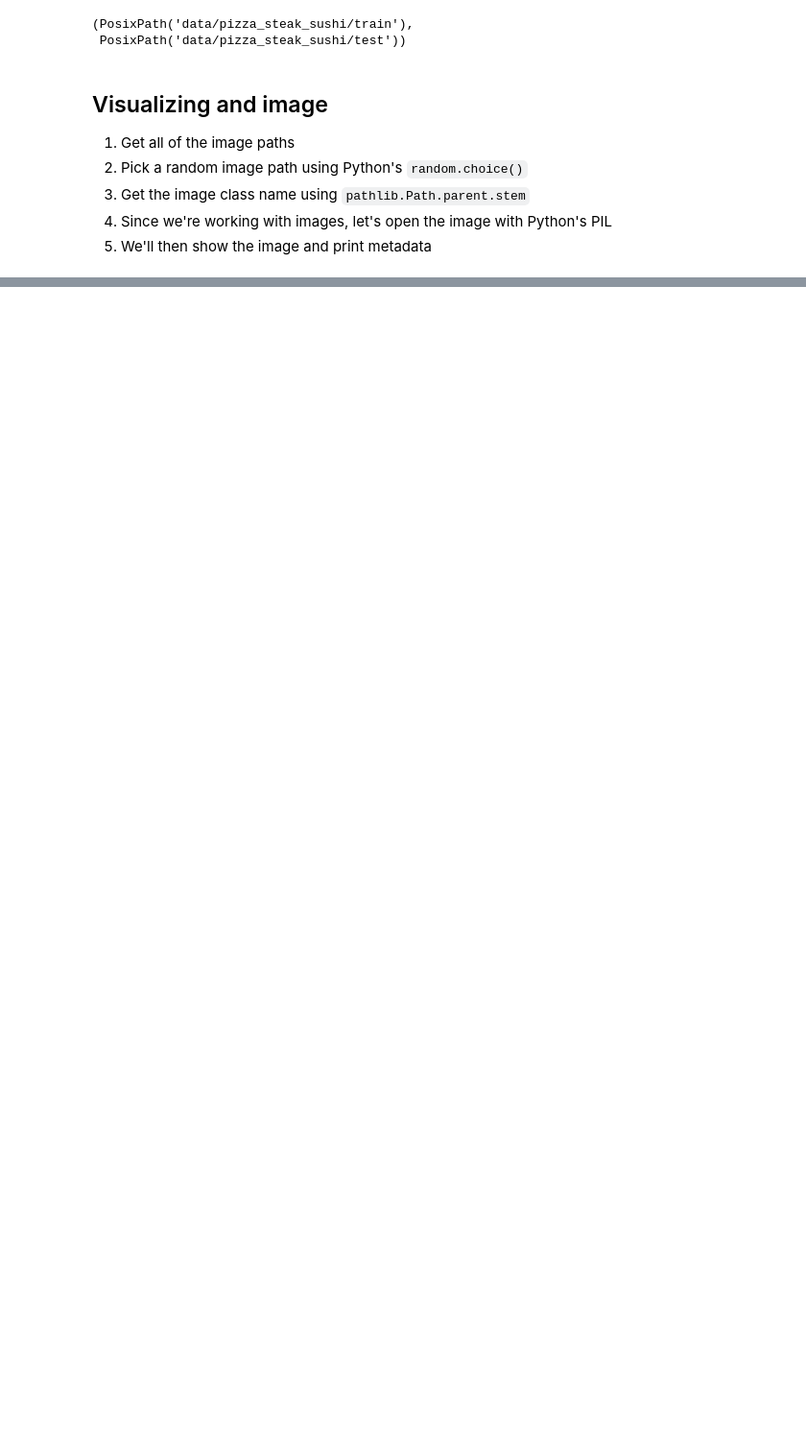
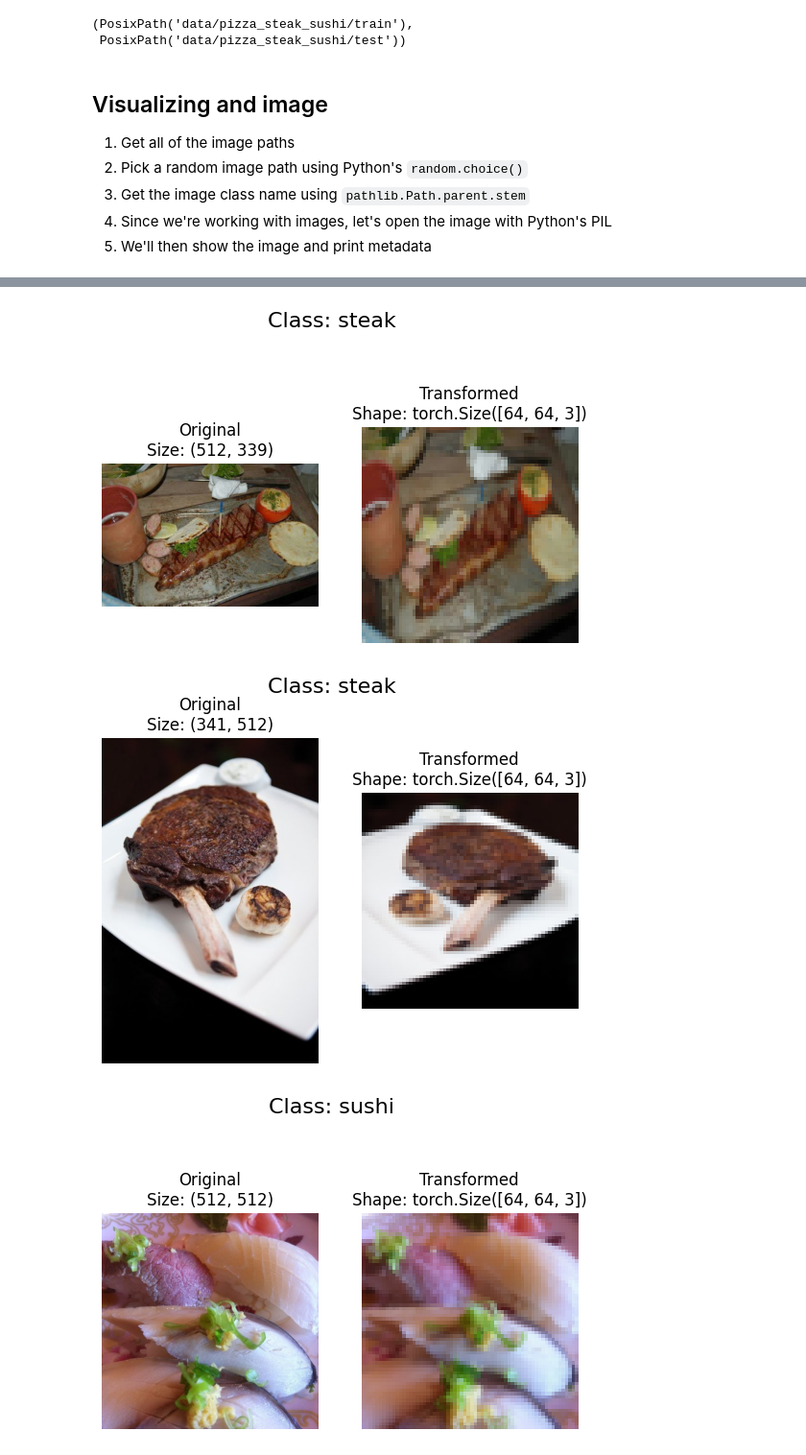
Before and after one commit to Hit07/ML-DL-Torch, a Jupyter notebook: FoodVision.ipynb, the cells around one changed output, grey strips where cells are left out. Shown at 96% size. Saved outputs shown, nothing was run; the diff lists cells and outputs as text; code cells hidden in the pictures; blank space fills up the shorter version.

```diff
--- a/FoodVision.ipynb
+++ b/FoodVision.ipynb
@@ -108,0 +121,10 @@ plt.axis('off')
+# %%
+# Write a transform for image
+data_transform = transforms.Compose([
+    # Resize our images to 64*64
+    transforms.Resize(size=(64,64)),
+    # Flip the images randomly on the horizonatal
+    transforms.RandomHorizontalFlip(p=0.5),
+    # Turn the image into a torch.Tensor
+    transforms.ToTensor()
+])
@@ -108,0 +135,29 @@ plt.axis('off')
+# %%
+def plot_transformed_images(image_paths:list,transform,n=3,seed=None):
+  '''
+  Selects random images from a path of images and load/transforms them to
+  plots the original v/s transformed versions.
+  '''
+  if seed:
+    random.seed (seed)
+  random_image_paths = random.sample(image_paths, k=n)
+  for image_path in random_image_paths:
+    with Image.open (image_path) as f:
+      fig, ax = plt.subplots(nrows=1, ncols=2)
+      ax [0].imshow (f)
+      ax[0].set_title(f"Original\nSize: {f.size}")
+      ax[0].axis (False)
+
+      # Transform and plot target image
+      transformed_image = transform(f).permute(1,2,0) # Matplotlib takes in the for HWC
+      ax[1].imshow (transformed_image)
+      ax[1].set_title(f"Transformed\nShape: {transformed_image.shape}")
+      ax[1].axis ("off")
+      fig.suptitle(f"Class: {image_path.parent.stem}" ,fontsize=16)
+
+
+plot_transformed_images(images_list,data_transform,seed=42)
+# %% [output]
+[figure, added]
+[figure, added]
+[figure, added]
```
Also changed, not shown: parts of 8 cells of this notebook.
